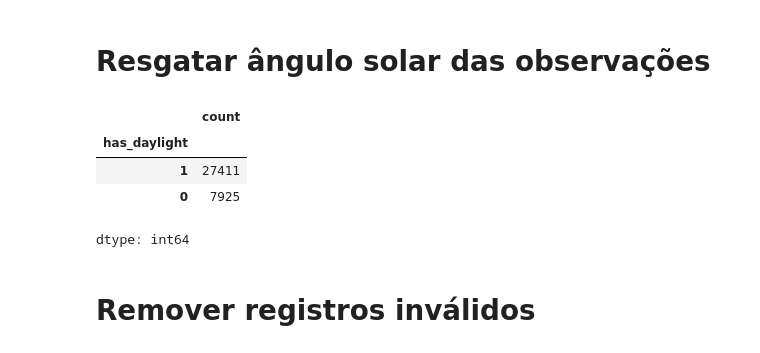
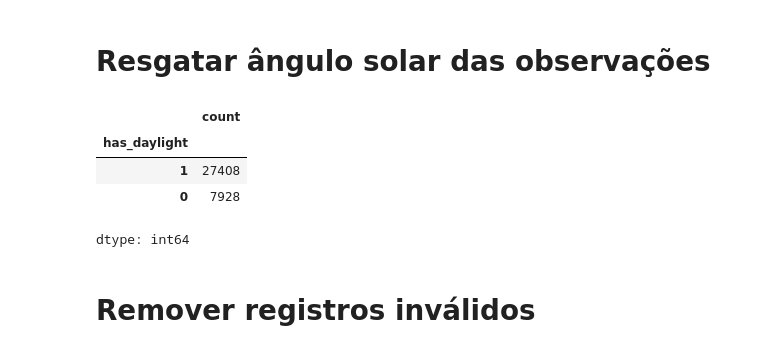
Before and after one commit to henrqueDev/Tree-Models-for-Solar-Power-Generation-prediction-Fortaleza, a Jupyter notebook: Tree_Models_for_Solar_Power_Generation_prediction_—_Fortaleza.ipynb, the cells around one changed output. Saved outputs shown, nothing was run; the diff lists cells and outputs as text; code cells hidden in the pictures.

Commit message:
fix: wrong filter for daylight/power

```diff
--- a/Tree_Models_for_Solar_Power_Generation_prediction_—_Fortaleza.ipynb
+++ b/Tree_Models_for_Solar_Power_Generation_prediction_—_Fortaleza.ipynb
@@ -182,34 +182,34 @@ df.loc[((df['POWERFROMPANELS'] == 0) & (df['IRRADIATION'] > 0)), 'POWERFROMPANEL
 # %%
 latitude = -3.7304512
 longitude = -38.5217989
 
 def solar_angle(dt: datetime):
 
     observer = Observer(
         latitude=latitude,
         longitude=longitude
     )
 
     return elevation(observer, dt)
 
 df['solar_angle'] = df.apply(
     lambda row: solar_angle(
         row["DATETIME"]
     ),
     axis=1
 )
 
 df['has_daylight'] = df.apply(
-    lambda row: 1 if (row["solar_angle"] > 0) and (row['POWERFROMPANELS']) else 0,
+    lambda row: 1 if (row["solar_angle"] > 0) and (row['POWERFROMPANELS'] > 0) else 0,
     axis=1
 )
 
 df['has_daylight'].value_counts()
 # %% [output]
 |  | count |
 | has_daylight |  |
-| 1 | 27411 |
-| 0 | 7925 |
+| 1 | 27408 |
+| 0 | 7928 |
 dtype: int64
 # %% [markdown]
 # Remover registros inválidos
```
